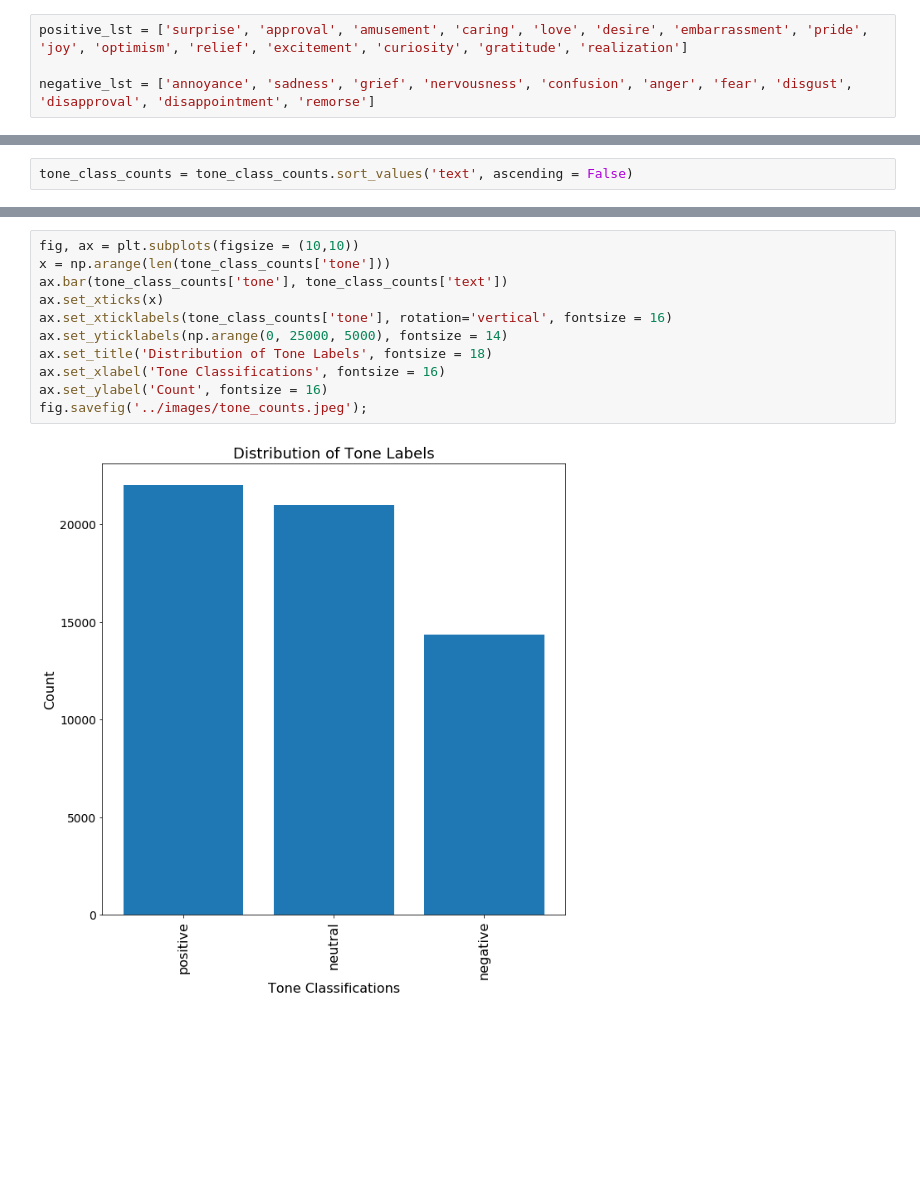
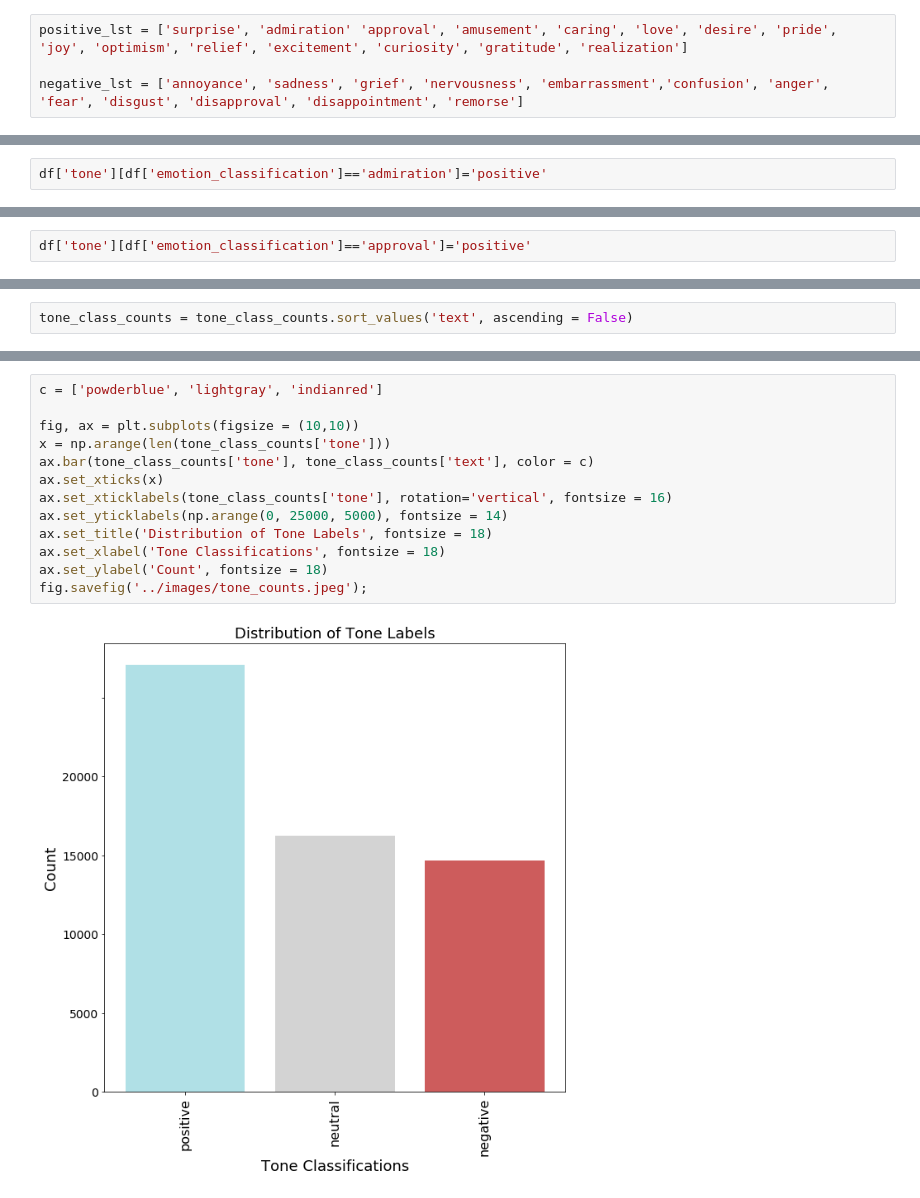
Before and after one commit to jamiewessels/Tone-Detection, a Jupyter notebook: data/EDA_group_by_emotions.ipynb, the cells around one changed output, grey strips where cells are left out. Saved outputs shown, nothing was run; the diff lists cells and outputs as text; blank space fills up the shorter version.

```diff
--- a/data/EDA_group_by_emotions.ipynb
+++ b/data/EDA_group_by_emotions.ipynb
@@ -217,9 +217,9 @@ Negative
 Neutral
 'neutral
 # %%
-positive_lst = ['surprise', 'approval', 'amusement', 'caring', 'love', 'desire', 'embarrassment', 'pride', 'joy', 'optimism', 'relief', 'excitement', 'curiosity', 'gratitude', 'realization']
+positive_lst = ['surprise', 'admiration' 'approval', 'amusement', 'caring', 'love', 'desire', 'pride', 'joy', 'optimism', 'relief', 'excitement', 'curiosity', 'gratitude', 'realization']
 
-negative_lst = ['annoyance', 'sadness', 'grief', 'nervousness', 'confusion', 'anger', 'fear', 'disgust', 'disapproval', 'disappointment', 'remorse']
+negative_lst = ['annoyance', 'sadness', 'grief', 'nervousness', 'embarrassment','confusion', 'anger', 'fear', 'disgust', 'disapproval', 'disappointment', 'remorse']
 # %%
 df['tone'] = 'neutral'
 # %%
@@ -244,0 +236,2 @@ df.head()
+# %%
+df['tone'][df['emotion_classification']=='admiration']='positive'
@@ -244,0 +243,2 @@ df.head()
+# %%
+df['tone'][df['emotion_classification']=='approval']='positive'
@@ -258,13 +293,15 @@ tone_class_counts
 # %%
+c = ['powderblue', 'lightgray', 'indianred']
+
 fig, ax = plt.subplots(figsize = (10,10))
 x = np.arange(len(tone_class_counts['tone']))
-ax.bar(tone_class_counts['tone'], tone_class_counts['text'])
+ax.bar(tone_class_counts['tone'], tone_class_counts['text'], color = c)
 ax.set_xticks(x)
 ax.set_xticklabels(tone_class_counts['tone'], rotation='vertical', fontsize = 16)
 ax.set_yticklabels(np.arange(0, 25000, 5000), fontsize = 14)
 ax.set_title('Distribution of Tone Labels', fontsize = 18)
-ax.set_xlabel('Tone Classifications', fontsize = 16)
-ax.set_ylabel('Count', fontsize = 16)
+ax.set_xlabel('Tone Classifications', fontsize = 18)
+ax.set_ylabel('Count', fontsize = 18)
 fig.savefig('../images/tone_counts.jpeg');
 # %% [output]
-[figure, old version]
+[figure, new version]
```
Also changed, not shown: parts of 10 cells of this notebook, 24 other files.
